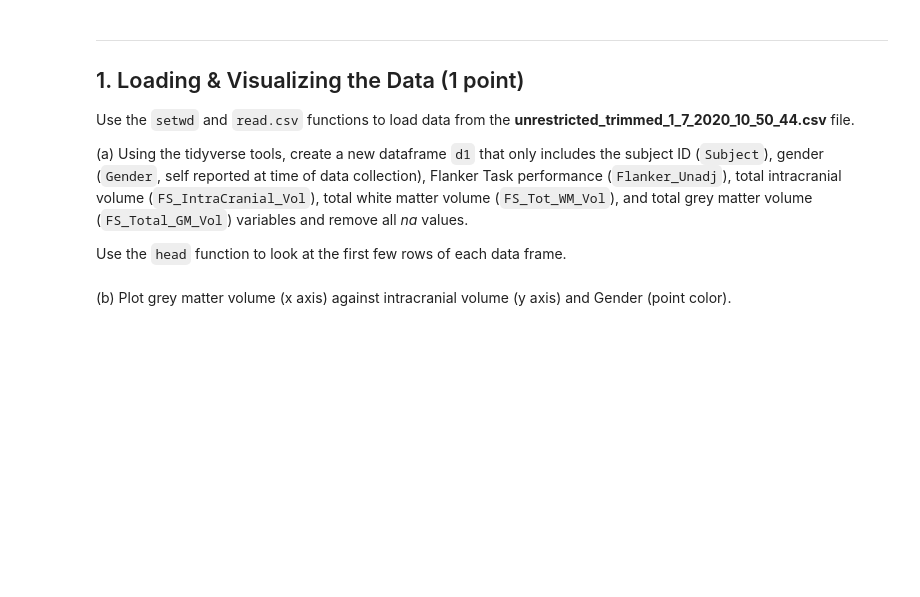
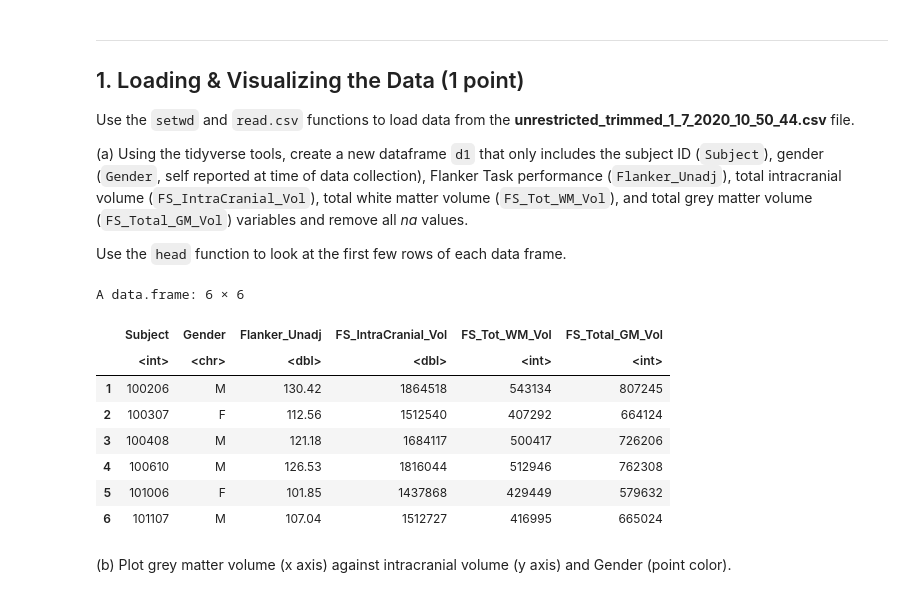
Before and after one commit to tinawanggg/Wang_DSPN_S26, a Jupyter notebook: book/exercises/13_resampling-methods.ipynb, the cells around one changed output. Cells and saved outputs as stored; diff of their text form; code cells hidden in the pictures; blank space fills up the shorter version.

```diff
--- a/book/exercises/13_resampling-methods.ipynb
+++ b/book/exercises/13_resampling-methods.ipynb
@@ -22,3 +20,28 @@ Use the `head` function to look at the first few rows of each data frame.
+# %%
+# WRITE YOUR CODE HERE
+library(tidyverse)
+hcp_data <- read.csv("unrestricted_trimmed_1_7_2020_10_50_44.csv")
+
+d1 <- hcp_data %>%
+  select(Subject,
+         Gender,
+         Flanker_Unadj,
+         FS_IntraCranial_Vol,
+         FS_Tot_WM_Vol,
+         FS_Total_GM_Vol) %>%
+  drop_na()
+
+head(d1)
+# %% [output]
+A data.frame: 6 × 6
+|  | Subject | Gender | Flanker_Unadj | FS_IntraCranial_Vol | FS_Tot_WM_Vol | FS_Total_GM_Vol |
+|  | <int> | <chr> | <dbl> | <dbl> | <int> | <int> |
+| 1 | 100206 | M | 130.42 | 1864518 | 543134 | 807245 |
+| 2 | 100307 | F | 112.56 | 1512540 | 407292 | 664124 |
+| 3 | 100408 | M | 121.18 | 1684117 | 500417 | 726206 |
+| 4 | 100610 | M | 126.53 | 1816044 | 512946 | 762308 |
+| 5 | 101006 | F | 101.85 | 1437868 | 429449 | 579632 |
+| 6 | 101107 | M | 107.04 | 1512727 | 416995 | 665024 |
 # %% [markdown]
 (b) Plot grey matter volume (x axis) against intracranial volume (y axis) and Gender (point color).
 # %%
```
Also changed, not shown: parts of 22 cells of this notebook.
